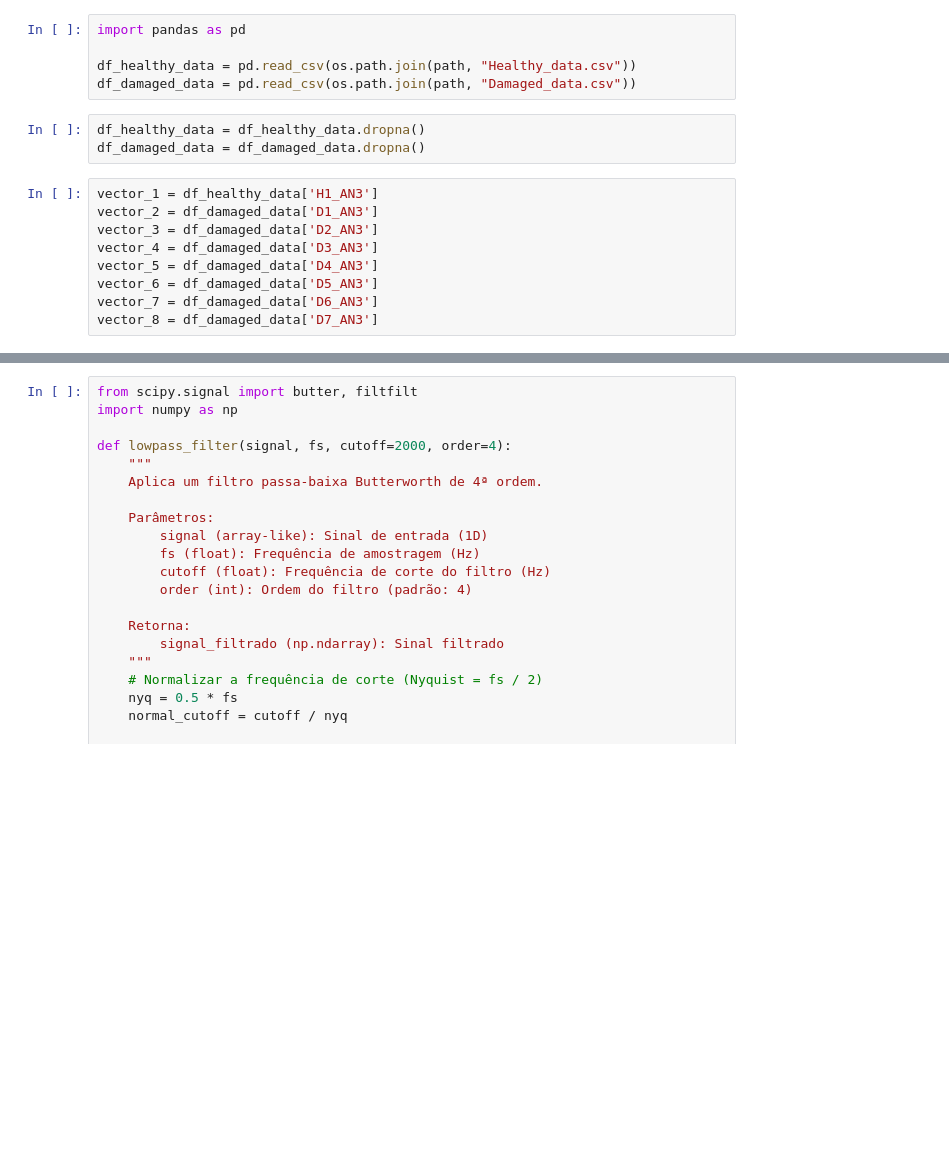
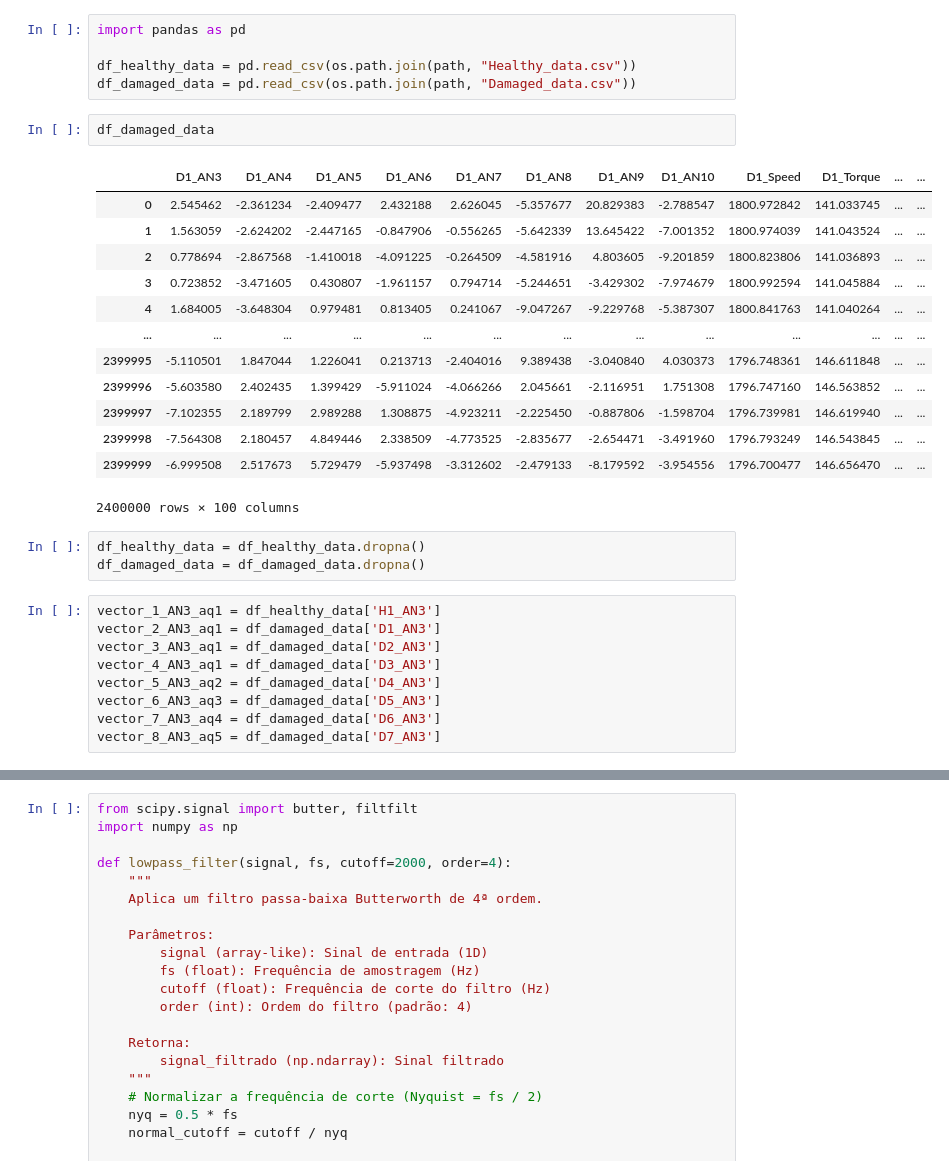
Before and after one commit to AmandaRosa/dev_datascience_xp, a Jupyter notebook: Wind_Turbine_Gearbox_Vibration.ipynb, the cells around one changed output, grey strips where cells are left out. Drawn from its saved outputs; the diff is of its cells as text; blank space fills up the shorter version.

```diff
--- a/Wind_Turbine_Gearbox_Vibration.ipynb
+++ b/Wind_Turbine_Gearbox_Vibration.ipynb
@@ -24,15 +25,31 @@ import pandas as pd
 
 df_healthy_data = pd.read_csv(os.path.join(path, "Healthy_data.csv"))
 df_damaged_data = pd.read_csv(os.path.join(path, "Damaged_data.csv"))
+# %%
+df_damaged_data
+# %% [output]
+|  | D1_AN3 | D1_AN4 | D1_AN5 | D1_AN6 | D1_AN7 | D1_AN8 | D1_AN9 | D1_AN10 | D1_Speed | D1_Torque | ... | ... |
+| 0 | 2.545462 | -2.361234 | -2.409477 | 2.432188 | 2.626045 | -5.357677 | 20.829383 | -2.788547 | 1800.972842 | 141.033745 | ... | ... |
+| 1 | 1.563059 | -2.624202 | -2.447165 | -0.847906 | -0.556265 | -5.642339 | 13.645422 | -7.001352 | 1800.974039 | 141.043524 | ... | ... |
+| 2 | 0.778694 | -2.867568 | -1.410018 | -4.091225 | -0.264509 | -4.581916 | 4.803605 | -9.201859 | 1800.823806 | 141.036893 | ... | ... |
+| 3 | 0.723852 | -3.471605 | 0.430807 | -1.961157 | 0.794714 | -5.244651 | -3.429302 | -7.974679 | 1800.992594 | 141.045884 | ... | ... |
+| 4 | 1.684005 | -3.648304 | 0.979481 | 0.813405 | 0.241067 | -9.047267 | -9.229768 | -5.387307 | 1800.841763 | 141.040264 | ... | ... |
+| ... | ... | ... | ... | ... | ... | ... | ... | ... | ... | ... | ... | ... |
+| 2399995 | -5.110501 | 1.847044 | 1.226041 | 0.213713 | -2.404016 | 9.389438 | -3.040840 | 4.030373 | 1796.748361 | 146.611848 | ... | ... |
+| 2399996 | -5.603580 | 2.402435 | 1.399429 | -5.911024 | -4.066266 | 2.045661 | -2.116951 | 1.751308 | 1796.747160 | 146.563852 | ... | ... |
+| 2399997 | -7.102355 | 2.189799 | 2.989288 | 1.308875 | -4.923211 | -2.225450 | -0.887806 | -1.598704 | 1796.739981 | 146.619940 | ... | ... |
+| 2399998 | -7.564308 | 2.180457 | 4.849446 | 2.338509 | -4.773525 | -2.835677 | -2.654471 | -3.491960 | 1796.793249 | 146.543845 | ... | ... |
+| 2399999 | -6.999508 | 2.517673 | 5.729479 | -5.937498 | -3.312602 | -2.479133 | -8.179592 | -3.954556 | 1796.700477 | 146.656470 | ... | ... |
+2400000 rows × 100 columns
 # %%
 df_healthy_data = df_healthy_data.dropna()
 df_damaged_data = df_damaged_data.dropna()
 # %%
-vector_1 = df_healthy_data['H1_AN3']
-vector_2 = df_damaged_data['D1_AN3']
-vector_3 = df_damaged_data['D2_AN3']
-vector_4 = df_damaged_data['D3_AN3']
-vector_5 = df_damaged_data['D4_AN3']
-vector_6 = df_damaged_data['D5_AN3']
-vector_7 = df_damaged_data['D6_AN3']
-vector_8 = df_damaged_data['D7_AN3']
+vector_1_AN3_aq1 = df_healthy_data['H1_AN3']
+vector_2_AN3_aq1 = df_damaged_data['D1_AN3']
+vector_3_AN3_aq1 = df_damaged_data['D2_AN3']
+vector_4_AN3_aq1 = df_damaged_data['D3_AN3']
+vector_5_AN3_aq2 = df_damaged_data['D4_AN3']
+vector_6_AN3_aq3 = df_damaged_data['D5_AN3']
+vector_7_AN3_aq4 = df_damaged_data['D6_AN3']
+vector_8_AN3_aq5 = df_damaged_data['D7_AN3']
```
Also changed, not shown: parts of 3 cells of this notebook, 33 other files.
